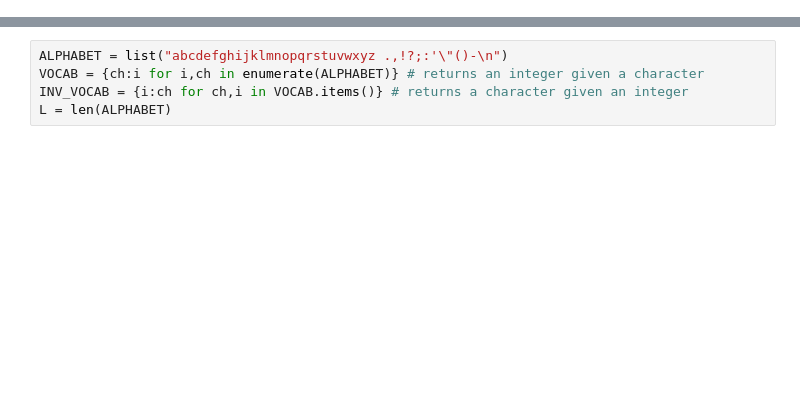
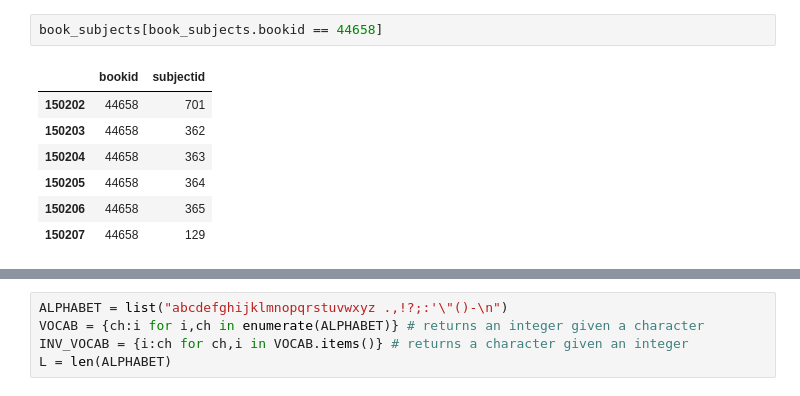
Before and after one commit to ethan-leitch/Socrates_AI, a Jupyter notebook: notebooks/pre_processing.ipynb, the cells around one changed output, grey strips where cells are left out. Cells and saved outputs as stored; diff of their text form; blank space fills up the shorter version.

```diff
--- a/notebooks/pre_processing.ipynb
+++ b/notebooks/pre_processing.ipynb
@@ -6,0 +216,10 @@ import os
+# %%
+book_subjects[book_subjects.bookid == 44658]
+# %% [output]
+|  | bookid | subjectid |
+| 150202 | 44658 | 701 |
+| 150203 | 44658 | 362 |
+| 150204 | 44658 | 363 |
+| 150205 | 44658 | 364 |
+| 150206 | 44658 | 365 |
+| 150207 | 44658 | 129 |
```
Also changed, not shown: parts of 32 cells of this notebook.
